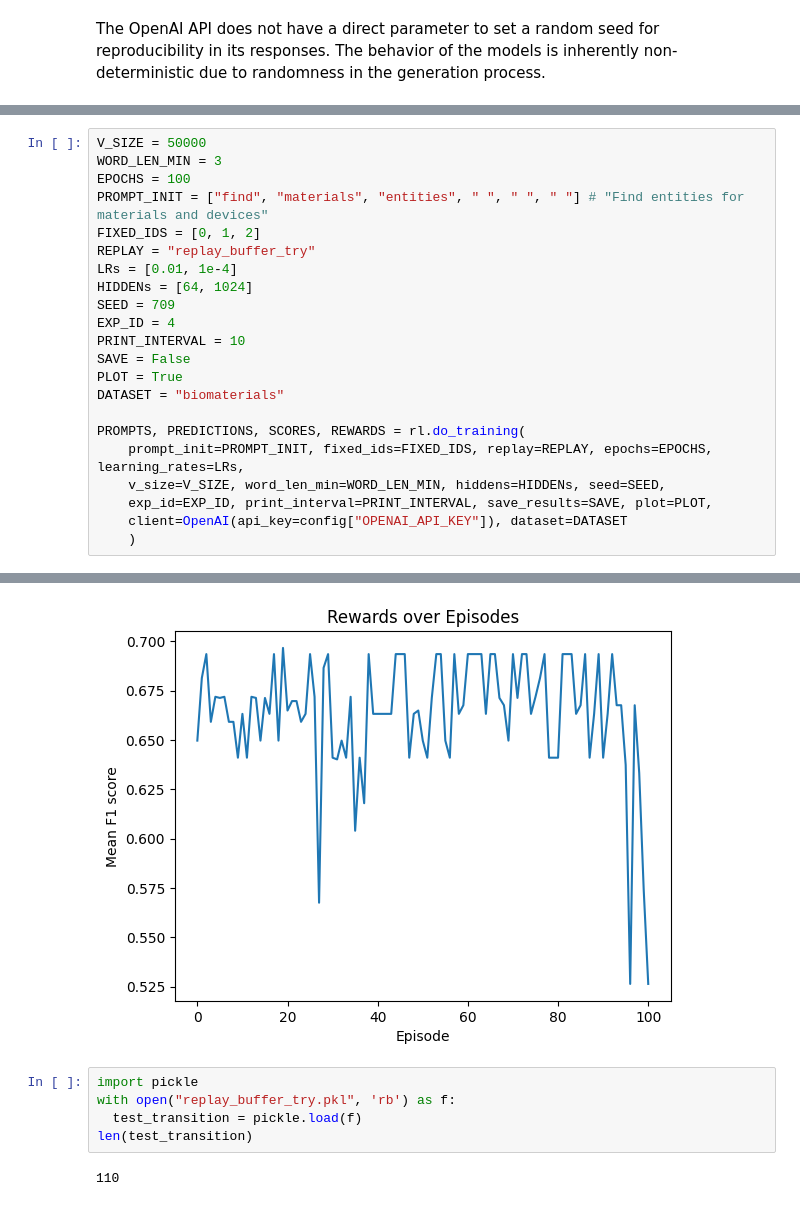
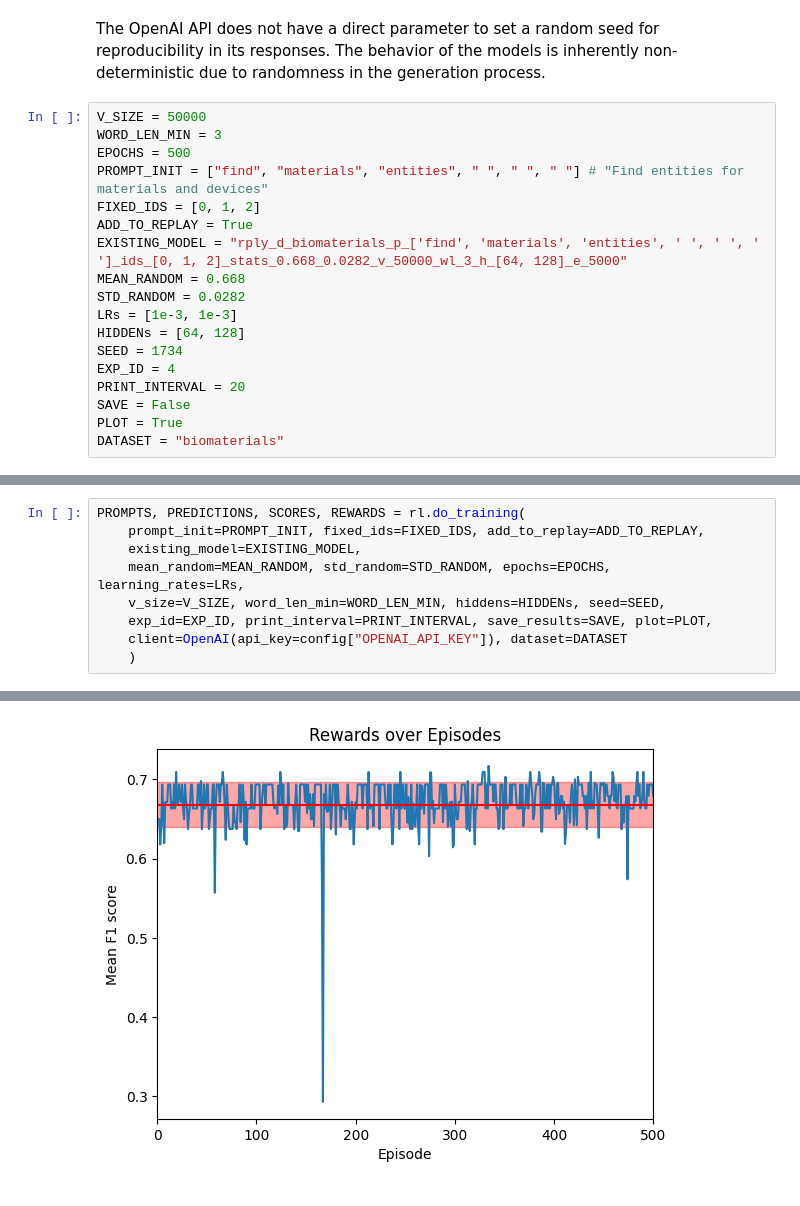
Before and after one commit to BOWENmeZHENG/RL, a Jupyter notebook: train.ipynb, the cells around one changed output, grey strips where cells are left out. Drawn from its saved outputs; the diff is of its cells as text.

```diff
--- a/train.ipynb
+++ b/train.ipynb
@@ -38,3 +38,21 @@ Requirement already satisfied: exceptiongroup in /usr/local/lib/python3.10/dist-
 [nltk_data]   Package punkt_tab is already up-to-date!
 # %% [markdown]
 The OpenAI API does not have a direct parameter to set a random seed for reproducibility in its responses. The behavior of the models is inherently non-deterministic due to randomness in the generation process.
+# %%
+V_SIZE = 50000
+WORD_LEN_MIN = 3
+EPOCHS = 500
+PROMPT_INIT = ["find", "materials", "entities", " ", " ", " "] # "Find entities for materials and devices"
+FIXED_IDS = [0, 1, 2]
+ADD_TO_REPLAY = True
+EXISTING_MODEL = "rply_d_biomaterials_p_['find', 'materials', 'entities', ' ', ' ', ' ']_ids_[0, 1, 2]_stats_0.668_0.0282_v_50000_wl_3_h_[64, 128]_e_5000"
+MEAN_RANDOM = 0.668
+STD_RANDOM = 0.0282
+LRs = [1e-3, 1e-3]
+HIDDENs = [64, 128]
+SEED = 1734
+EXP_ID = 4
+PRINT_INTERVAL = 20
+SAVE = False
+PLOT = True
+DATASET = "biomaterials"
@@ -41,21 +85,8 @@ The OpenAI API does not have a direct parameter to set a random seed for reprodu
 # %%
-V_SIZE = 50000
-WORD_LEN_MIN = 3
-EPOCHS = 100
-PROMPT_INIT = ["find", "materials", "entities", " ", " ", " "] # "Find entities for materials and devices"
-FIXED_IDS = [0, 1, 2]
-REPLAY = "replay_buffer_try"
-LRs = [0.01, 1e-4]
-HIDDENs = [64, 1024]
-SEED = 709
-EXP_ID = 4
-PRINT_INTERVAL = 10
-SAVE = False
-PLOT = True
-DATASET = "biomaterials"
-
 PROMPTS, PREDICTIONS, SCORES, REWARDS = rl.do_training(
-    prompt_init=PROMPT_INIT, fixed_ids=FIXED_IDS, replay=REPLAY, epochs=EPOCHS, learning_rates=LRs,
+    prompt_init=PROMPT_INIT, fixed_ids=FIXED_IDS, add_to_replay=ADD_TO_REPLAY,
+    existing_model=EXISTING_MODEL,
+    mean_random=MEAN_RANDOM, std_random=STD_RANDOM, epochs=EPOCHS, learning_rates=LRs,
     v_size=V_SIZE, word_len_min=WORD_LEN_MIN, hiddens=HIDDENs, seed=SEED,
     exp_id=EXP_ID, print_interval=PRINT_INTERVAL, save_results=SAVE, plot=PLOT,
     client=OpenAI(api_key=config["OPENAI_API_KEY"]), dataset=DATASET
@@ -81,8 +115 @@ Reward: 0.6632996632996634
-[figure, old version]
+[figure, new version]
-# %%
-import pickle
-with open("replay_buffer_try.pkl", 'rb') as f:
-  test_transition = pickle.load(f)
-len(test_transition)
-# %% [output]
-110
```
Also changed, not shown: parts of 6 cells of this notebook, 1 other file.
